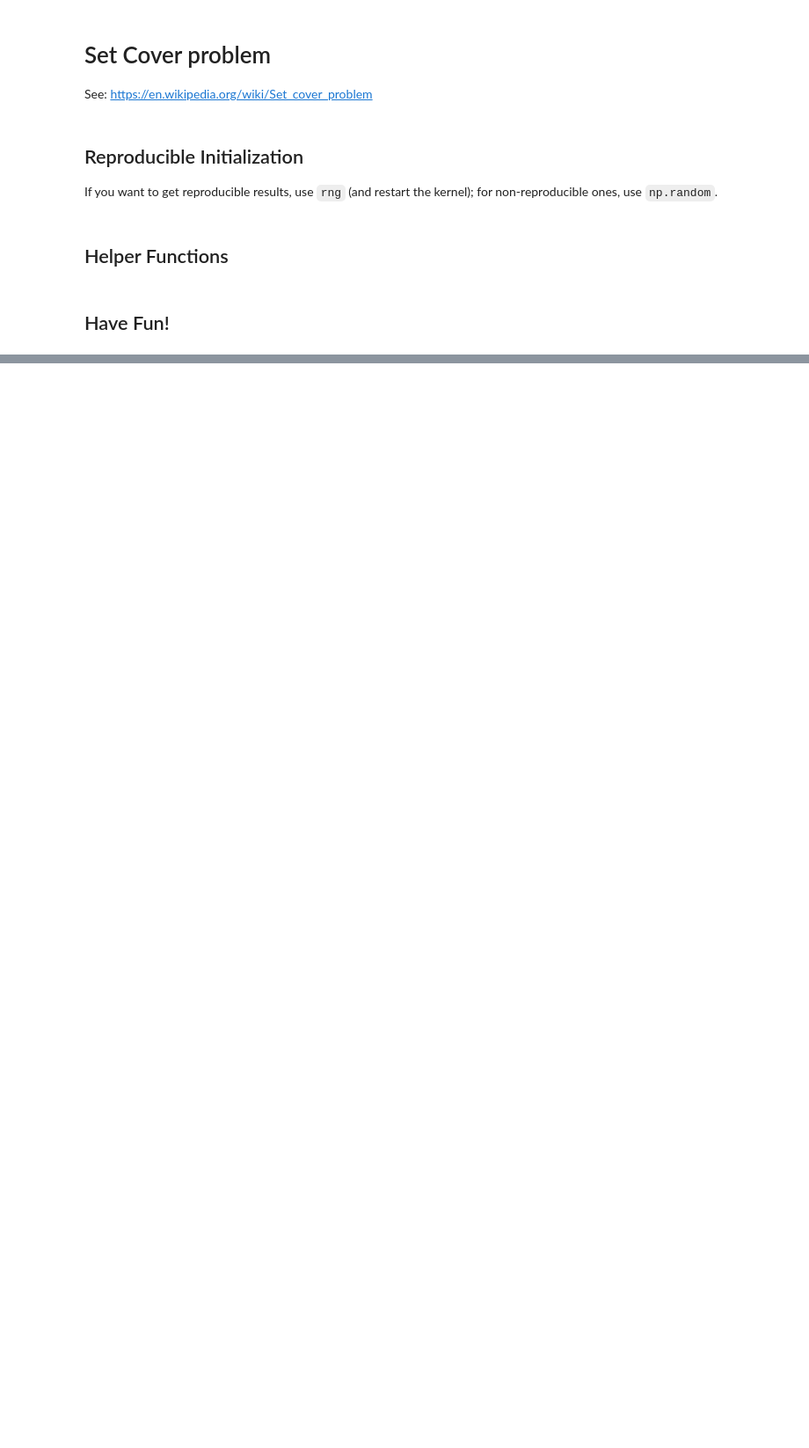
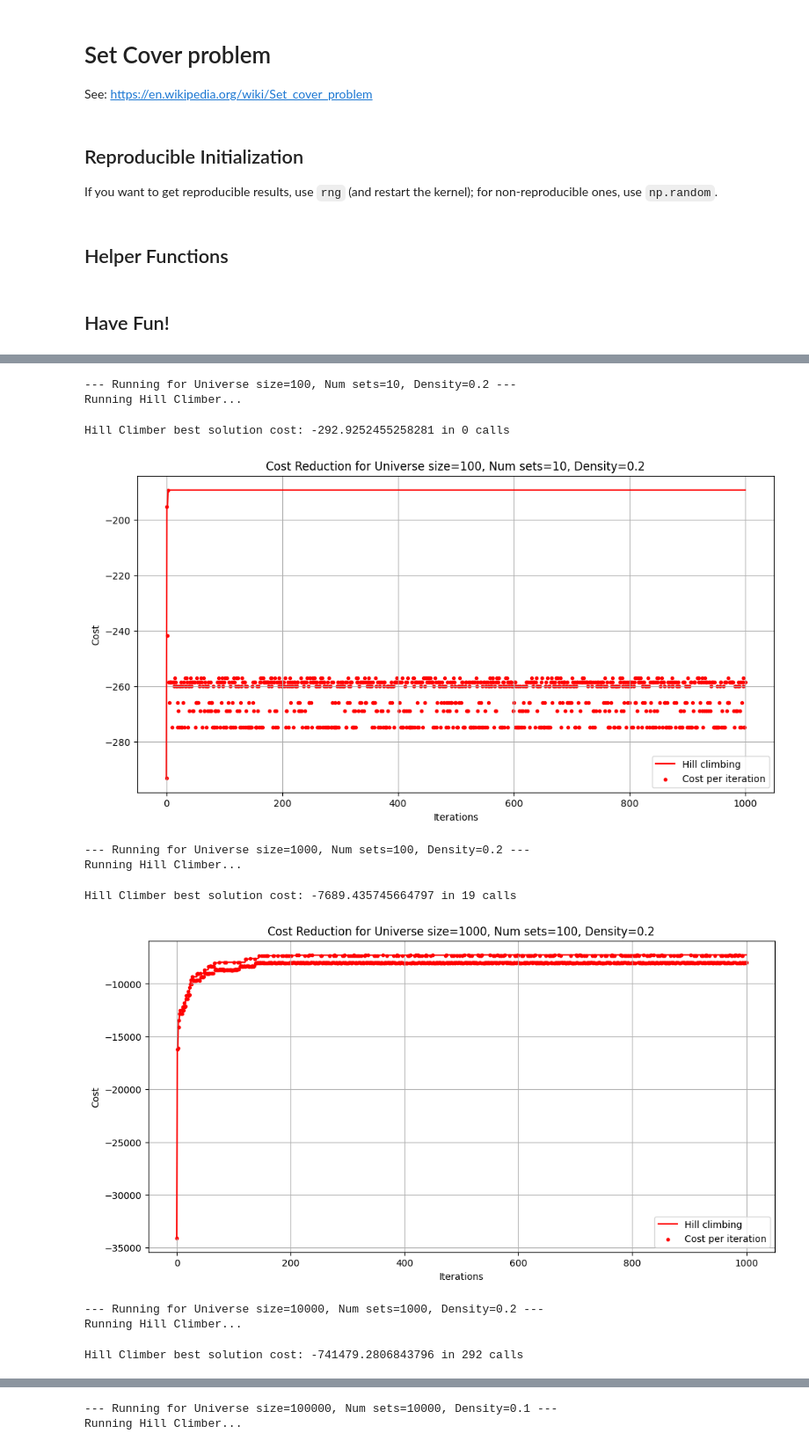
Before and after one commit to silviapolizzi/CI2024_lab1, a Jupyter notebook: set-cover.ipynb, the cells around one changed output, grey strips where cells are left out. Shown: that part at 88% size. Cells and saved outputs as stored; diff of their text form; code cells hidden in the pictures; blank space fills up the shorter version.

Commit message:
Update set-cover version and README added with results

```diff
--- a/set-cover.ipynb
+++ b/set-cover.ipynb
@@ -55,0 +53,20 @@ def cost(solution, costs):
+# %%
+def single_mutation(solution, NUM_SETS, rng):
+    new_solution = solution.copy()
+    random_set = rng.integers(0, NUM_SETS)
+    new_solution[random_set] = not new_solution[random_set]
+    return new_solution
+
+def multiple_mutation(solution, NUM_SETS, rng):
+    mask = rng.random(NUM_SETS) < 0.01 # 1% chance of mutation
+    new_solution = np.logical_xor(solution, mask)
+    return new_solution
+
+
+def multiple_mutation_strength(solution, NUM_SETS, strength: float = 0.3):
+    mask = np.random.random(NUM_SETS) < strength
+    if not np.any(mask):
+        mask[np.random.randint(NUM_SETS)] = True
+    return np.logical_xor(solution, mask)
+
+tweak = multiple_mutation_strength
@@ -252,0 +306,52 @@ Running Steepest Ascent with Restarts...
+# %%
+max_steps = 1000
+
+instances = [
+    {"Universe size": 100, "Num sets": 10, "Density": 0.2},
+    {"Universe size": 1_000, "Num sets": 100, "Density": 0.2},
+    {"Universe size": 10_000, "Num sets": 1_000, "Density": 0.2},
+    {"Universe size": 100_000, "Num sets": 10_000, "Density": 0.1},
+    {"Universe size": 100_000, "Num sets": 10_000, "Density": 0.2},
+    {"Universe size": 100_000, "Num sets": 10_000, "Density": 0.3}
+]
+
+# Run algorithms for each instance
+for instance in instances:
+    universe_size = instance["Universe size"]
+    num_sets = instance["Num sets"]
+    density = instance["Density"]
+    print(f"\n--- Running for Universe size={universe_size}, Num sets={num_sets}, Density={density} ---")
+    rng = np.random.Generator(np.random.PCG64([universe_size, num_sets, int(10_000 * density)]))
+    # Generate the dataset
+    SETS, COSTS = generate_sets(universe_size, num_sets, density)
+    solution = rng.random(num_sets) < 1
+    # Execute the algorithms
+    print("Running Hill Climber...")
+    hc_solution, hc_history, hc_n_iterations = hill_climber(solution, SETS, COSTS, num_sets, max_steps)
+
+    # Print the best solutions
+    print(f"Hill Climber best solution cost: {-cost(hc_solution, COSTS)} in {hc_n_iterations} calls")
+
+    # Plot the results
+    plt.figure(figsize=(12, 6))
+    cost_values = [c for _, c in hc_history]
+    plot_results(cost_values, "Hill climbing", "red")
+
+    plt.xlabel("Iterations")
+    plt.ylabel("Cost")
+    plt.legend()
+    plt.title(f"Cost Reduction for Universe size={universe_size}, Num sets={num_sets}, Density={density}")
+    plt.grid(True)
+    plt.show()
+# %% [output]
+--- Running for Universe size=100, Num sets=10, Density=0.2 ---
+Running Hill Climber...
+Hill Climber best solution cost: -292.9252455258281 in 0 calls
+[figure, added]
+--- Running for Universe size=1000, Num sets=100, Density=0.2 ---
+Running Hill Climber...
+Hill Climber best solution cost: -7689.435745664797 in 19 calls
+[figure, added]
+--- Running for Universe size=10000, Num sets=1000, Density=0.2 ---
+Running Hill Climber...
+Hill Climber best solution cost: -741479.2806843796 in 292 calls
@@ -252,0 +359,2 @@ Running Steepest Ascent with Restarts...
+--- Running for Universe size=100000, Num sets=10000, Density=0.1 ---
+Running Hill Climber...
```
Also changed, not shown: parts of 22 cells of this notebook, 1 other file.
